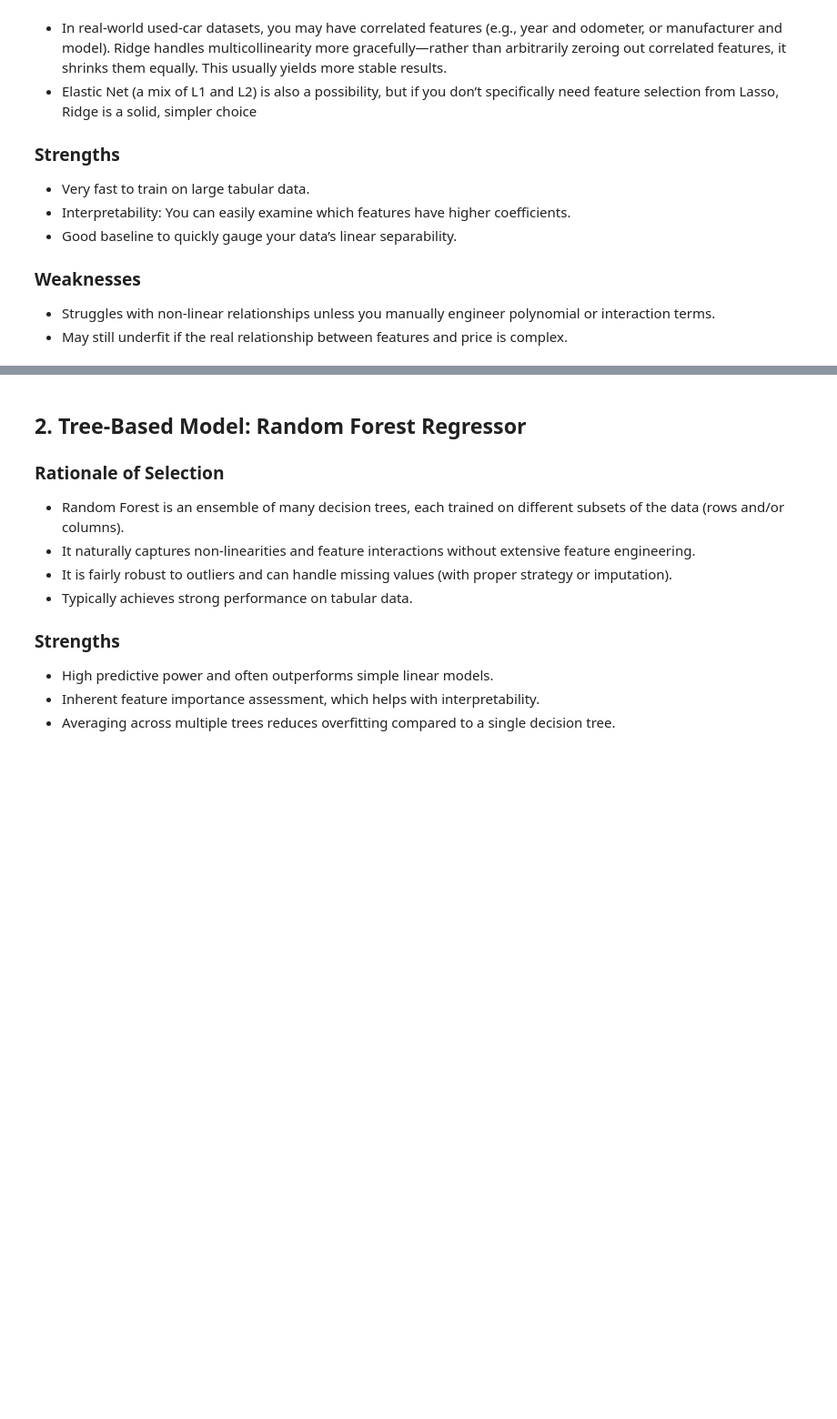
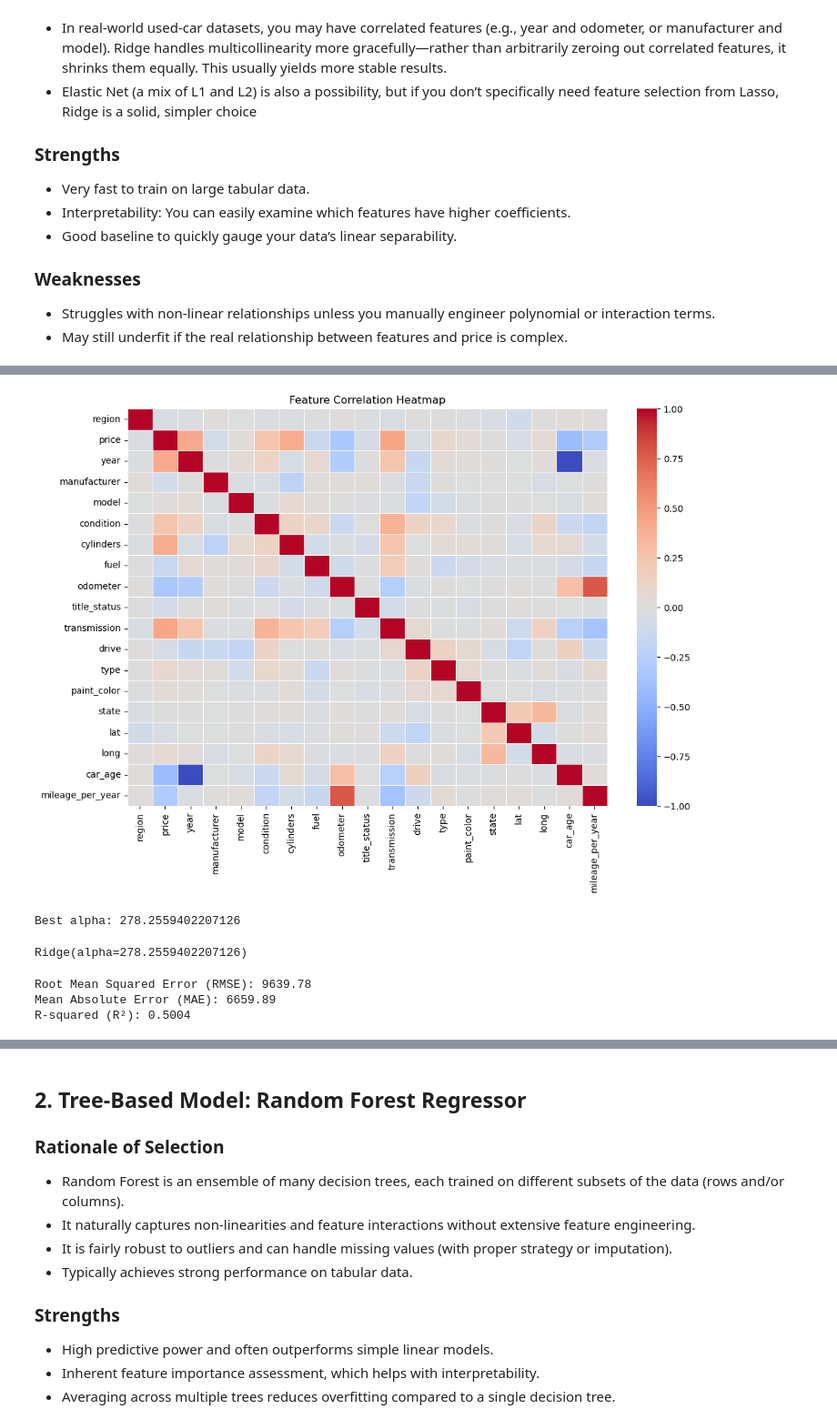
Before and after one commit to BellowAverage/422TempFinal, a Jupyter notebook: CarPriceAnalysis.ipynb, the cells around one changed output, grey strips where cells are left out. Shown at 91% size. Saved outputs shown, nothing was run; the diff lists cells and outputs as text; code cells hidden in the pictures; blank space fills up the shorter version.

```diff
--- a/CarPriceAnalysis.ipynb
+++ b/CarPriceAnalysis.ipynb
@@ -39,0 +48,15 @@ df_cleaned = df
+# %%
+# Load the dataset
+file_path = "/Users/arielzhang/Documents/MSDS422/cleaned_vehicles.csv"  # Update the path if needed
+df = pd.read_csv(file_path)
+# %%
+# Drop irrelevant columns
+drop_cols = ["id", "url", "region_url", "image_url", "description", "VIN", "posting_date"]
+df = df.drop(columns=drop_cols)
+
+# One-Hot Encode categorical features
+categorical_features = ["region", "condition", "title_status", "cylinders", "state"]
+# Apply Ordinal Encoding
+encoder = OrdinalEncoder()
+df[categorical_features] = encoder.fit_transform(df[categorical_features])
+df.head
@@ -39,0 +81,11 @@ df_cleaned = df
+# %%
+# Compute correlation matrix
+corr_matrix = df.corr()
+
+# Plot heatmap
+plt.figure(figsize=(12, 8))
+sns.heatmap(corr_matrix, cmap="coolwarm", annot=False, fmt=".2f", linewidths=0.5)
+plt.title("Feature Correlation Heatmap")
+plt.show()
+# %% [output]
+[figure, added]
@@ -39,0 +105,31 @@ df_cleaned = df
+# %%
+from sklearn.linear_model import RidgeCV
+alphas = np.logspace(-2, 3, 10)
+ridge_cv = RidgeCV(alphas=alphas)
+ridge_cv.fit(X_train, y_train)
+print(f"Best alpha: {ridge_cv.alpha_}")
+# %% [output]
+Best alpha: 278.2559402207126
+# %%
+# Train Ridge Regression model
+ridge = Ridge(alpha=278.2559402207126)
+ridge.fit(X_train, y_train)
+# %% [output]
+Ridge(alpha=278.2559402207126)
+# %%
+from sklearn.metrics import mean_squared_error, mean_absolute_error, r2_score
+# Predictions
+y_pred = ridge.predict(X_test)
+
+# Evaluation Metrics
+rmse = np.sqrt(mean_squared_error(y_test, y_pred))
+mae = mean_absolute_error(y_test, y_pred)
+r2 = r2_score(y_test, y_pred)
+
+print(f"Root Mean Squared Error (RMSE): {rmse:.2f}")
+print(f"Mean Absolute Error (MAE): {mae:.2f}")
+print(f"R-squared (R²): {r2:.4f}")
+# %% [output]
+Root Mean Squared Error (RMSE): 9639.78
+Mean Absolute Error (MAE): 6659.89
+R-squared (R²): 0.5004
```
Also changed, not shown: parts of 13 cells of this notebook.
